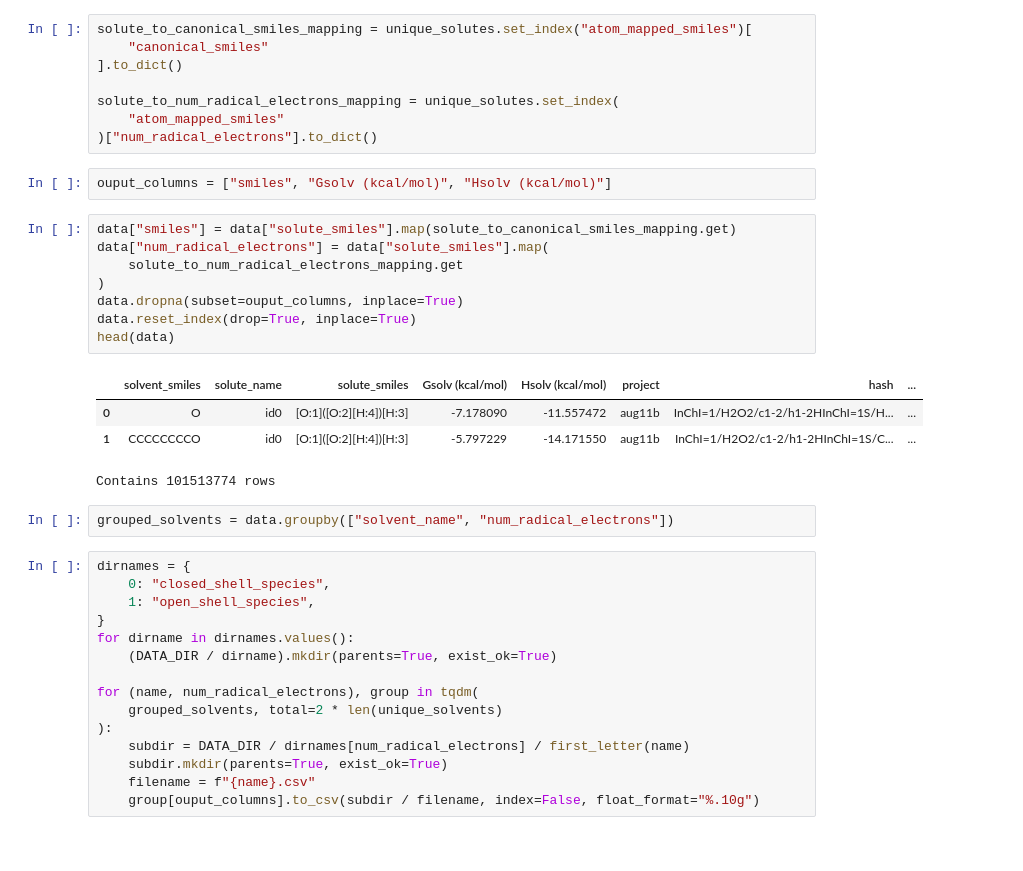
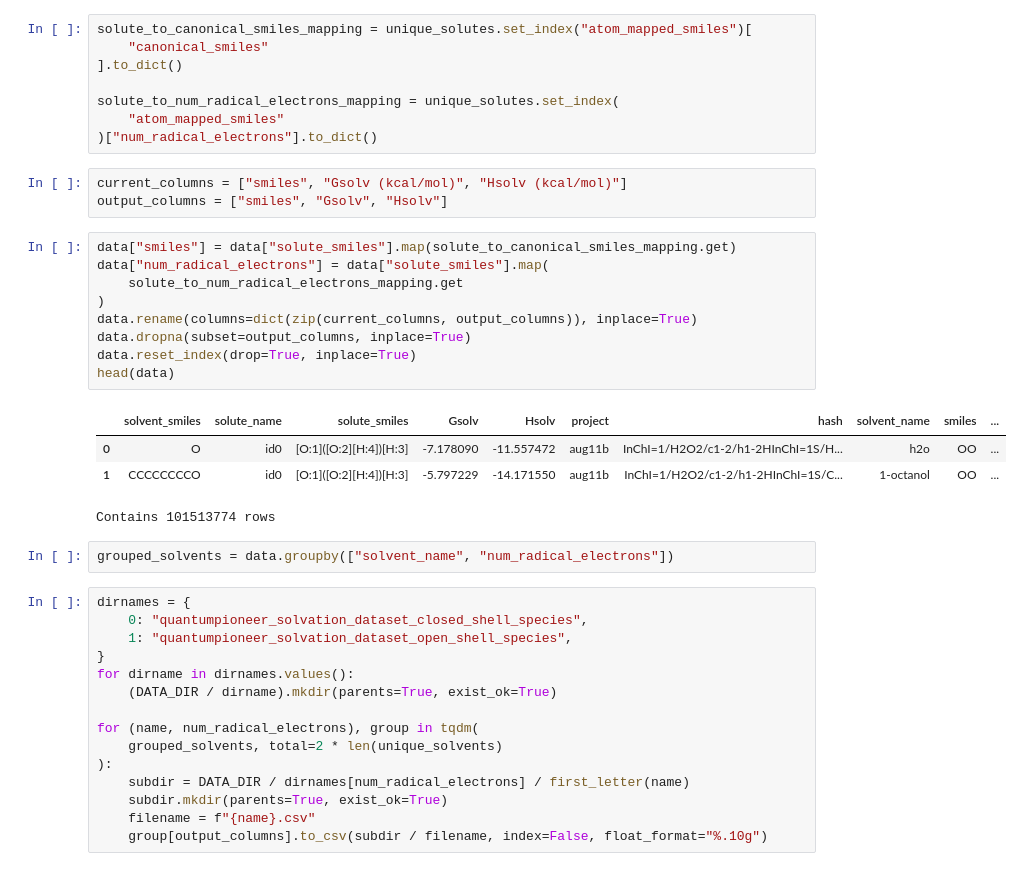
Before and after one commit to QuantumPioneer/databases, a Jupyter notebook: scripts/solvation/split_nonts_solvation_data.ipynb, the cells around one changed output. Drawn from its saved outputs; the diff is of its cells as text.

Commit message:
Updated solvation dataset column titles

```diff
--- a/scripts/solvation/split_nonts_solvation_data.ipynb
+++ b/scripts/solvation/split_nonts_solvation_data.ipynb
@@ -157,26 +157,28 @@ solute_to_num_radical_electrons_mapping = unique_solutes.set_index(
     "atom_mapped_smiles"
 )["num_radical_electrons"].to_dict()
 # %%
-ouput_columns = ["smiles", "Gsolv (kcal/mol)", "Hsolv (kcal/mol)"]
+current_columns = ["smiles", "Gsolv (kcal/mol)", "Hsolv (kcal/mol)"]
+output_columns = ["smiles", "Gsolv", "Hsolv"]
 # %%
 data["smiles"] = data["solute_smiles"].map(solute_to_canonical_smiles_mapping.get)
 data["num_radical_electrons"] = data["solute_smiles"].map(
     solute_to_num_radical_electrons_mapping.get
 )
-data.dropna(subset=ouput_columns, inplace=True)
+data.rename(columns=dict(zip(current_columns, output_columns)), inplace=True)
+data.dropna(subset=output_columns, inplace=True)
 data.reset_index(drop=True, inplace=True)
 head(data)
 # %% [output]
-|  | solvent_smiles | solute_name | solute_smiles | Gsolv (kcal/mol) | Hsolv (kcal/mol) | project | hash | ... |
-| 0 | O | id0 | [O:1]([O:2][H:4])[H:3] | -7.178090 | -11.557472 | aug11b | InChI=1/H2O2/c1-2/h1-2HInChI=1S/H... | ... |
-| 1 | CCCCCCCCO | id0 | [O:1]([O:2][H:4])[H:3] | -5.797229 | -14.171550 | aug11b | InChI=1/H2O2/c1-2/h1-2HInChI=1S/C... | ... |
+|  | solvent_smiles | solute_name | solute_smiles | Gsolv | Hsolv | project | hash | solvent_name | smiles | ... |
+| 0 | O | id0 | [O:1]([O:2][H:4])[H:3] | -7.178090 | -11.557472 | aug11b | InChI=1/H2O2/c1-2/h1-2HInChI=1S/H... | h2o | OO | ... |
+| 1 | CCCCCCCCO | id0 | [O:1]([O:2][H:4])[H:3] | -5.797229 | -14.171550 | aug11b | InChI=1/H2O2/c1-2/h1-2HInChI=1S/C... | 1-octanol | OO | ... |
 Contains 101513774 rows
 # %%
 grouped_solvents = data.groupby(["solvent_name", "num_radical_electrons"])
 # %%
 dirnames = {
-    0: "closed_shell_species",
-    1: "open_shell_species",
+    0: "quantumpioneer_solvation_dataset_closed_shell_species",
+    1: "quantumpioneer_solvation_dataset_open_shell_species",
 }
 for dirname in dirnames.values():
     (DATA_DIR / dirname).mkdir(parents=True, exist_ok=True)
@@ -187,4 +189,4 @@ for (name, num_radical_electrons), group in tqdm(
     subdir = DATA_DIR / dirnames[num_radical_electrons] / first_letter(name)
     subdir.mkdir(parents=True, exist_ok=True)
     filename = f"{name}.csv"
-    group[ouput_columns].to_csv(subdir / filename, index=False, float_format="%.10g")
+    group[output_columns].to_csv(subdir / filename, index=False, float_format="%.10g")
```
Also changed, not shown: 1 other file.
